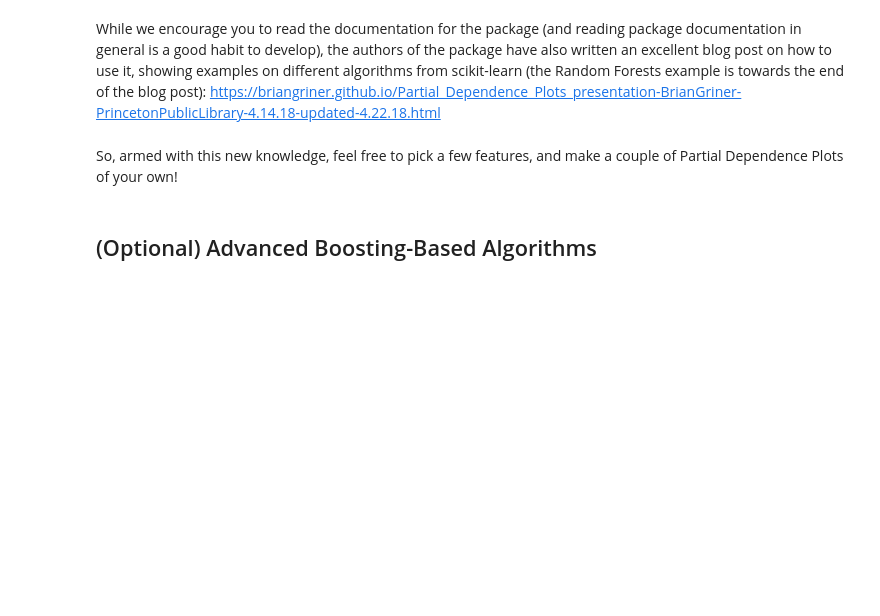
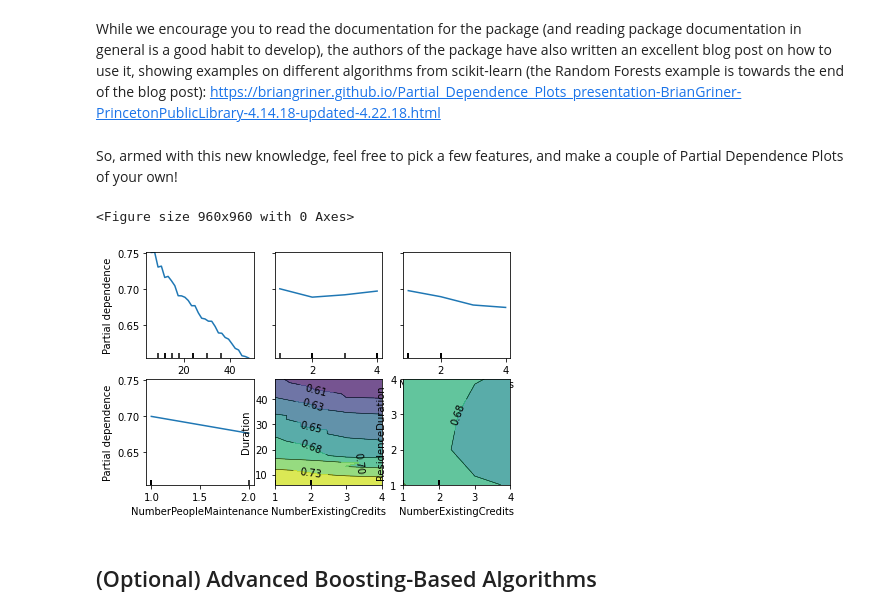
Before and after one commit to dantohe/Springboard, a Jupyter notebook: trees/Mini_Project_Tree-Based_Algorithms.ipynb, the cells around one changed output. Saved outputs shown, nothing was run; the diff lists cells and outputs as text; code cells hidden in the pictures; blank space fills up the shorter version.

```diff
--- a/trees/Mini_Project_Tree-Based_Algorithms.ipynb
+++ b/trees/Mini_Project_Tree-Based_Algorithms.ipynb
@@ -413,3 +513,22 @@ So, armed with this new knowledge, feel free to pick a few features, and make a
+# %%
+# Your code here!
+from matplotlib.pyplot import figure
+
+figure(figsize=(12, 12), dpi=80)
+
+target_features = [0, 3, 5, 6, (5, 0), (5, 3)]
+# fig, axs = plot_partial_dependence(random_forest_01, x_train, target_features,
+#                                     feature_names=x.columns,
+#                                     grid_resolution=30)
+# fig.set_figwidth(30)
+# fig.set_figheight(30)
+plot_partial_dependence(random_forest_01, x_train, target_features,
+                                    feature_names=x.columns,
+                                    grid_resolution=30)
+plt.tight_layout()
+# %% [output]
+<Figure size 960x960 with 0 Axes>
+[figure, added]
 # %% [markdown]
 ## (Optional) Advanced Boosting-Based Algorithms
 # %% [markdown]
```
Also changed, not shown: parts of 17 cells of this notebook.
